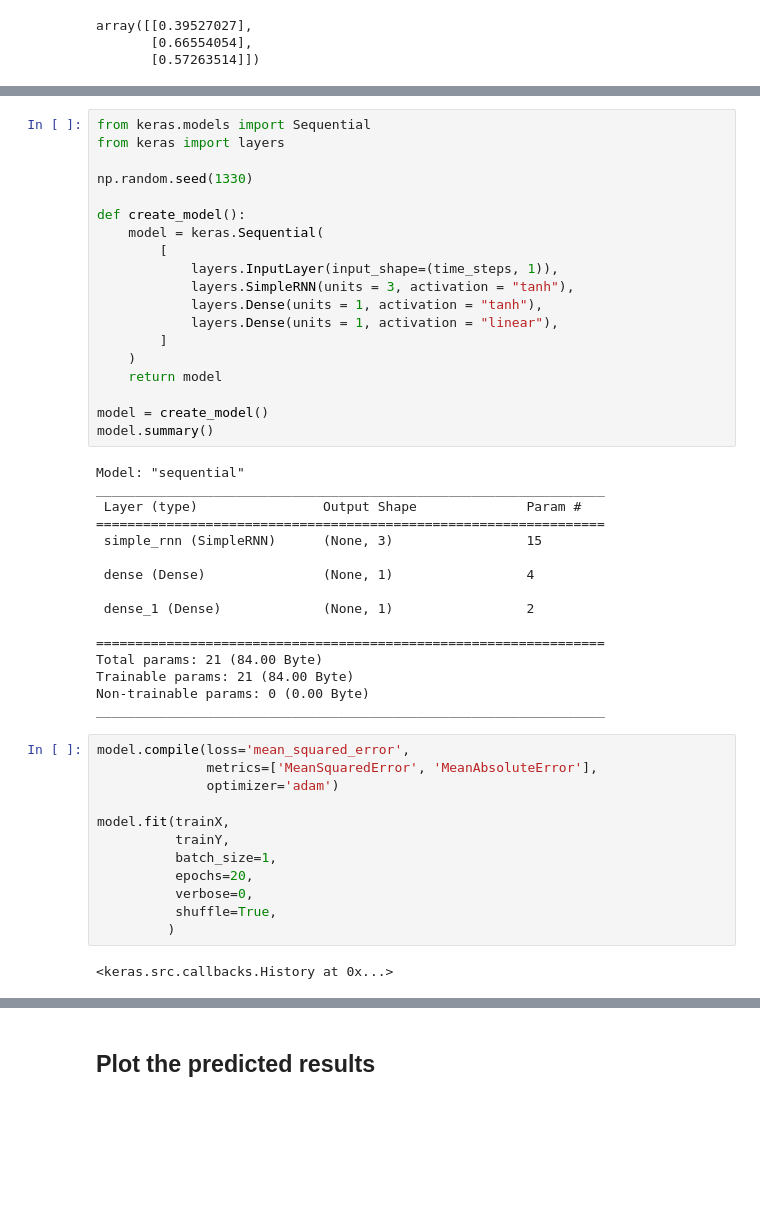
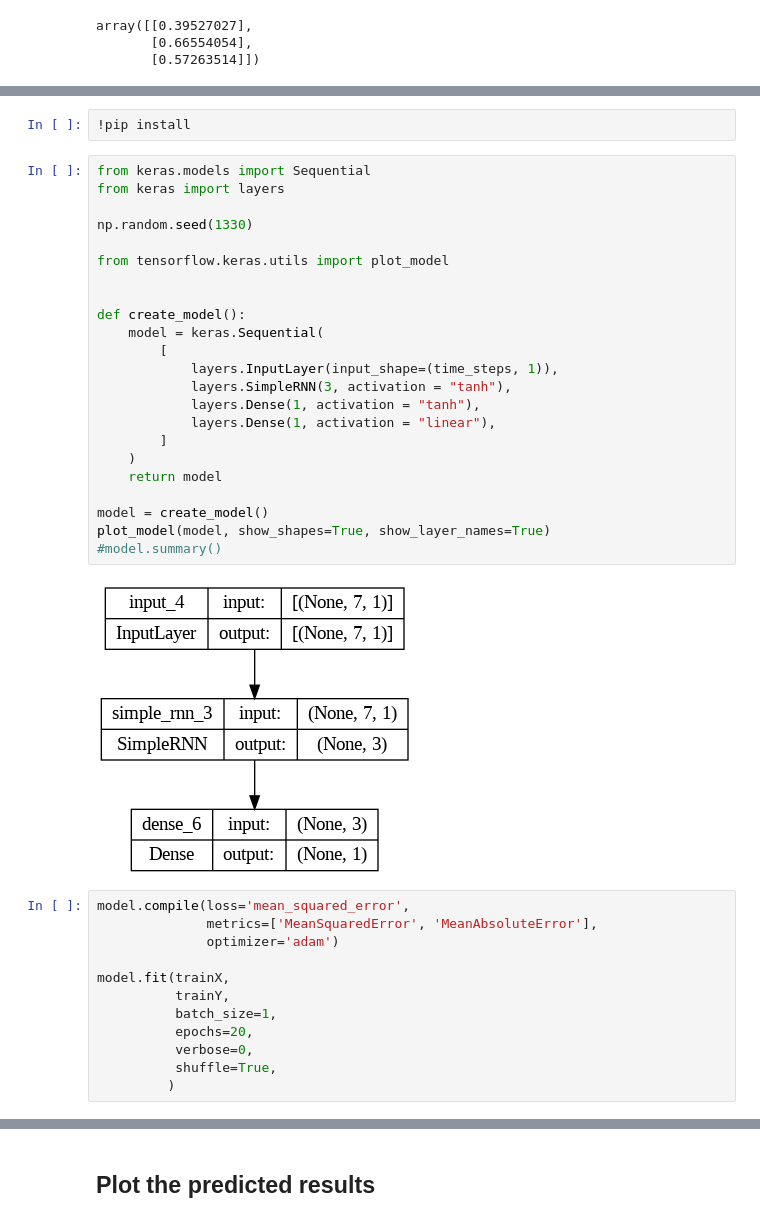
Before and after one commit to vytkuc/inf4039, a Jupyter notebook: lab7_RNN/lab7.ipynb, the cells around one changed output, grey strips where cells are left out. Cells and saved outputs as stored; diff of their text form; blank space fills up the shorter version.

```diff
--- a/lab7_RNN/lab7.ipynb
+++ b/lab7_RNN/lab7.ipynb
@@ -206,41 +206,33 @@ array([[0.39527027],
 <img src="https://github.com/vytkuc/inf4039_2023_autumn/blob/master/lab7_RNN/img/rnnModel.png?raw=1"
      width=1000 height=350
      style="display: block; margin: 0 auto"/>
+# %%
+!pip install
 # %%
 from keras.models import Sequential
 from keras import layers
 
 np.random.seed(1330)
 
+from tensorflow.keras.utils import plot_model
+
+
 def create_model():
     model = keras.Sequential(
         [
             layers.InputLayer(input_shape=(time_steps, 1)),
-            layers.SimpleRNN(units = 3, activation = "tanh"),
-            layers.Dense(units = 1, activation = "tanh"),
-            layers.Dense(units = 1, activation = "linear"),
+            layers.SimpleRNN(3, activation = "tanh"),
+            layers.Dense(1, activation = "tanh"),
+            layers.Dense(1, activation = "linear"),
         ]
     )
     return model
 
 model = create_model()
-model.summary()
+plot_model(model, show_shapes=True, show_layer_names=True)
+#model.summary()
 # %% [output]
-Model: "sequential"
-_________________________________________________________________
- Layer (type)                Output Shape              Param #
-=================================================================
- simple_rnn (SimpleRNN)      (None, 3)                 15
-
- dense (Dense)               (None, 1)                 4
-
- dense_1 (Dense)             (None, 1)                 2
-
-=================================================================
-Total params: 21 (84.00 Byte)
-Trainable params: 21 (84.00 Byte)
-Non-trainable params: 0 (0.00 Byte)
-_________________________________________________________________
+[figure, added]
 # %%
 model.compile(loss='mean_squared_error',
               metrics=['MeanSquaredError', 'MeanAbsoluteError'],
@@ -253,8 +245,6 @@ model.fit(trainX,
           verbose=0,
           shuffle=True,
          )
-# %% [output]
-<keras.src.callbacks.History at 0x...>
 # %%
 from sklearn.metrics import mean_squared_error
 
```
Also changed, not shown: parts of 2 cells of this notebook.
